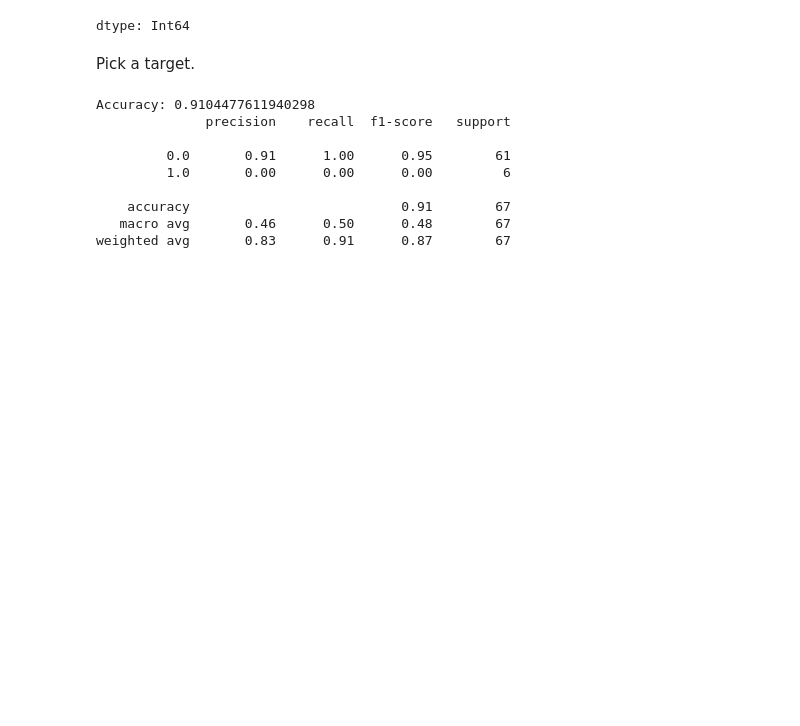
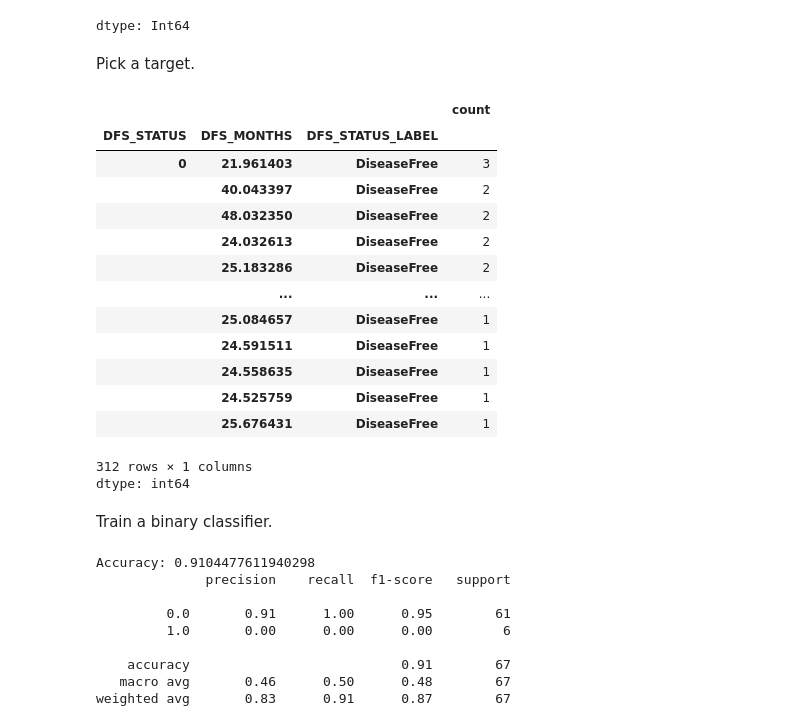
Before and after one commit to datasciapps/trifels2025, a Jupyter notebook: binn.ipynb, the cells around one changed output. Drawn from its saved outputs; the diff is of its cells as text; code cells hidden in the pictures; blank space fills up the shorter version.

```diff
--- a/binn.ipynb
+++ b/binn.ipynb
@@ -229,6 +229,26 @@ merged_data['DFS_STATUS'].value_counts(dropna=False)
 dtype: Int64
 # %% [markdown]
 Pick a target.
+# %%
+clinical[[col for col in clinical.columns if col.startswith('DFS')]].value_counts()
+# %% [output]
+|  |  |  | count |
+| DFS_STATUS | DFS_MONTHS | DFS_STATUS_LABEL |  |
+| 0 | 21.961403 | DiseaseFree | 3 |
+|  | 40.043397 | DiseaseFree | 2 |
+|  | 48.032350 | DiseaseFree | 2 |
+|  | 24.032613 | DiseaseFree | 2 |
+|  | 25.183286 | DiseaseFree | 2 |
+|  | ... | ... | ... |
+|  | 25.084657 | DiseaseFree | 1 |
+|  | 24.591511 | DiseaseFree | 1 |
+|  | 24.558635 | DiseaseFree | 1 |
+|  | 24.525759 | DiseaseFree | 1 |
+|  | 25.676431 | DiseaseFree | 1 |
+312 rows × 1 columns
+dtype: int64
+# %% [markdown]
+Train a binary classifier.
 # %%
 from sklearn.model_selection import train_test_split
 from sklearn.ensemble import RandomForestClassifier
```
Also changed, not shown: parts of 3 cells of this notebook.
